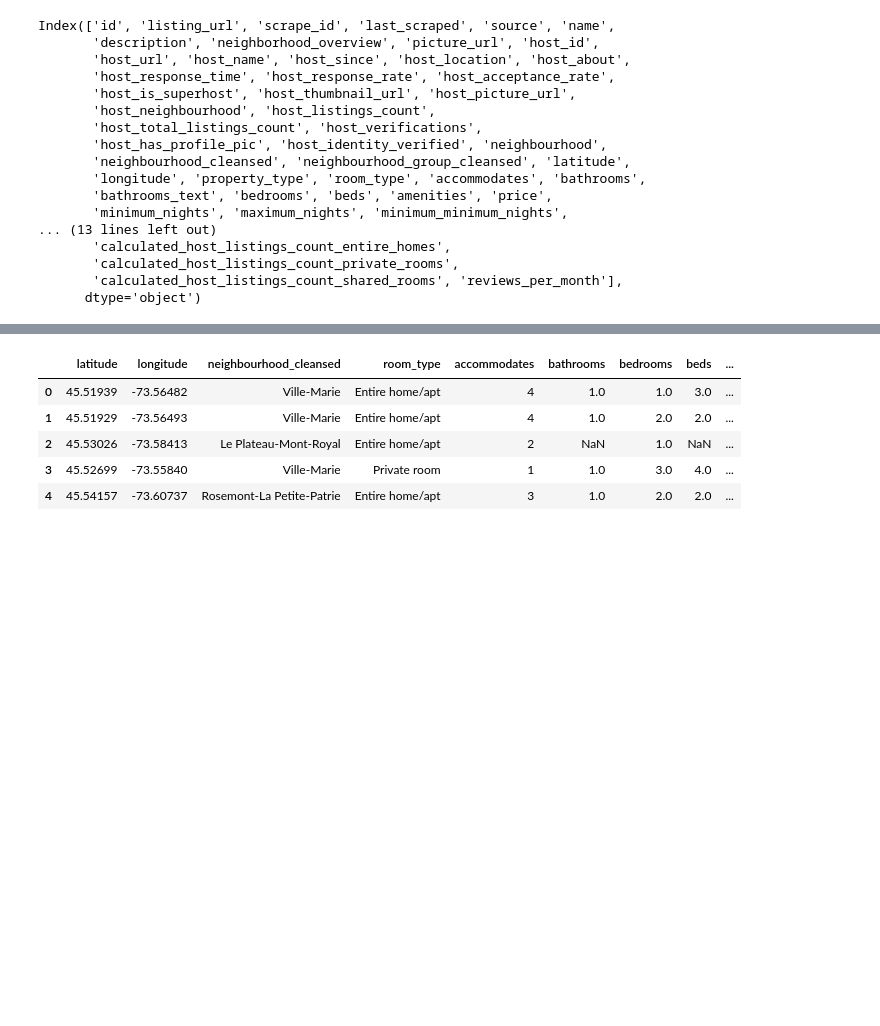
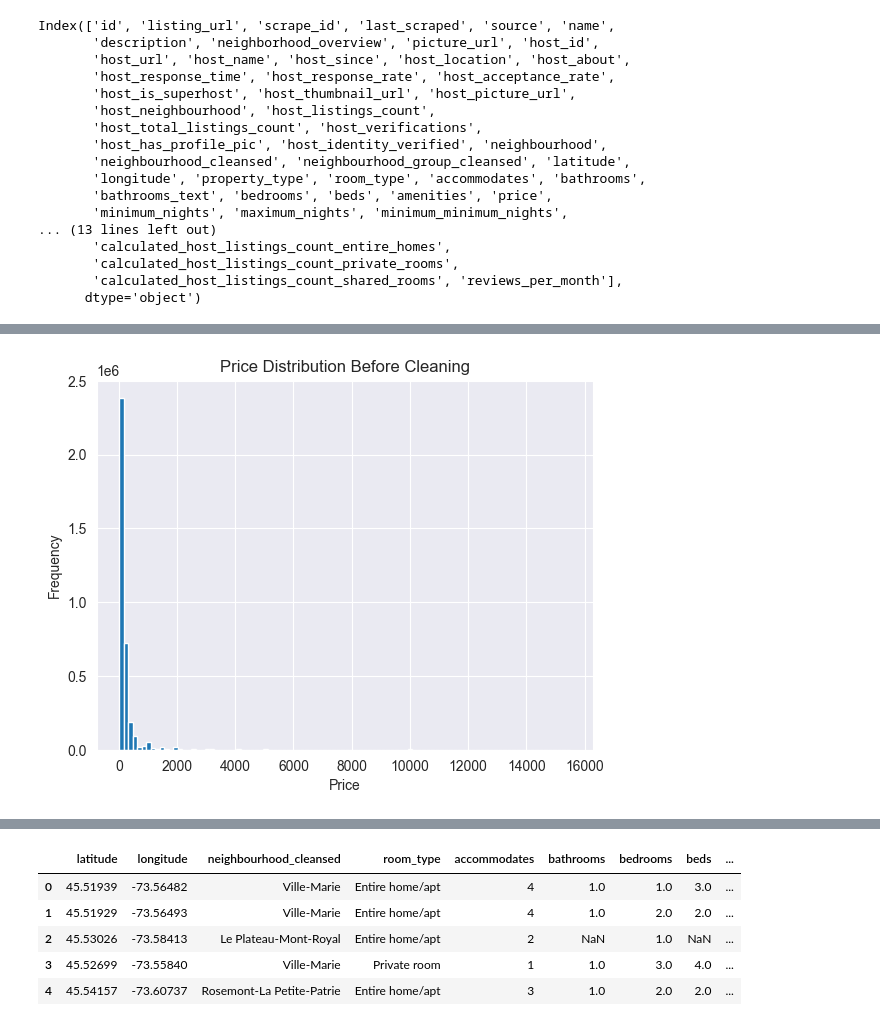
Before and after one commit to pity-piggy/bnb, a Jupyter notebook: bnb_repo/notebooks/airbnb.ipynb, the cells around one changed output, grey strips where cells are left out. Saved outputs shown, nothing was run; the diff lists cells and outputs as text; code cells hidden in the pictures; blank space fills up the shorter version.

```diff
--- a/bnb_repo/notebooks/airbnb.ipynb
+++ b/bnb_repo/notebooks/airbnb.ipynb
@@ -102,3 +102,11 @@ selected_columns = [
 ]
 
 df = df[selected_columns].copy()
+# %%
+import gzip
+import pandas as pd
+
+with gzip.open('/Users/chloe/PycharmProjects/bnb/bnb_repo/data/raw/calendar.csv.gz', 'rt') as f:
+    df = pd.read_csv(f)
+
+print(df.head())
@@ -104,0 +127,3 @@ df = df[selected_columns].copy()
+# %%
+df["price"] = df["price"].replace('[\$,]', '', regex=True).astype(float)
+df["booked"] = df["available"].map({"f": 1, "t": 0})
@@ -104,0 +164,8 @@ df = df[selected_columns].copy()
+# %%
+plt.hist(df["price"], bins=100)
+plt.title("Price Distribution Before Cleaning")
+plt.xlabel("Price")
+plt.ylabel("Frequency")
+plt.show()
+# %% [output]
+[figure, added]
```
Also changed, not shown: parts of 21 cells of this notebook, 1 other file.
